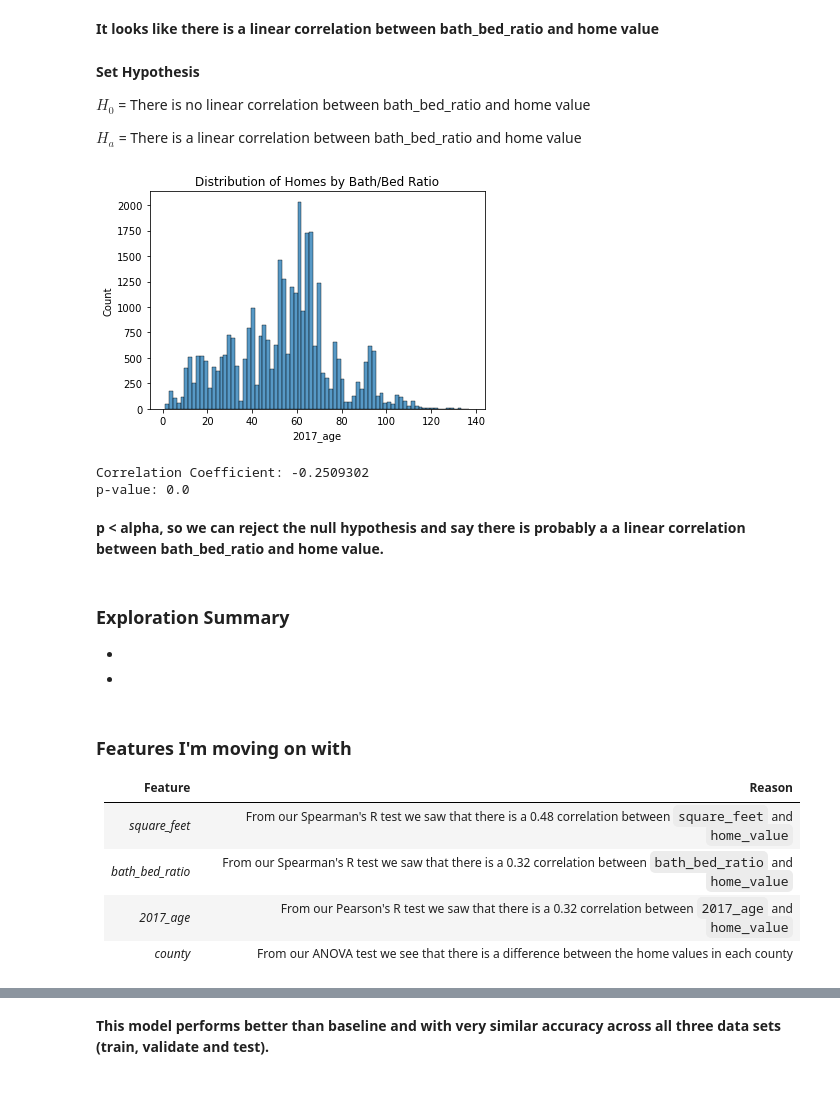
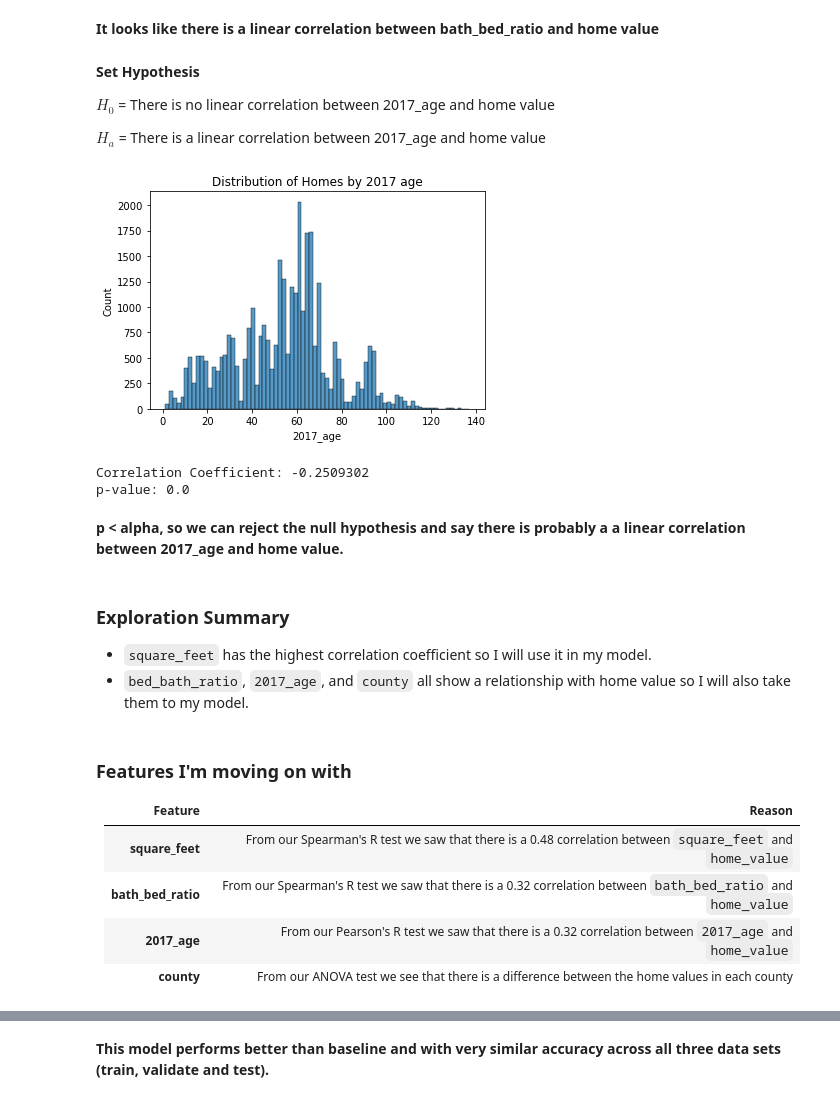
Before and after one commit to markydoug/zillow_project, a Jupyter notebook: report_draft1.ipynb, the cells around one changed output, grey strips where cells are left out. Drawn from its saved outputs; the diff is of its cells as text; code cells hidden in the pictures.

````diff
--- a/report_draft1.ipynb
+++ b/report_draft1.ipynb
@@ -188,15 +189,15 @@ sns.lmplot('2017_age', 'home_value', data=train, line_kws={'color':'red'});
 # %% [markdown]
 **Set Hypothesis**
 
-$H_0$ = There is no linear correlation between bath_bed_ratio and home value
+$H_0$ = There is no linear correlation between 2017_age and home value
 
-$H_a$ = There is a linear correlation between bath_bed_ratio and home value
+$H_a$ = There is a linear correlation between 2017_age and home value
 # %%
 sns.histplot(data = train, x = '2017_age')
-plt.title('Distribution of Homes by Bath/Bed Ratio')
+plt.title('Distribution of Homes by 2017 age')
 plt.show()
 # %% [output]
-[figure, old version]
+[figure, new version]
 # %%
 #run spearman test to see if there is any linear correlation
 corr, p = stats.pearsonr(train['2017_age'], train.home_value)
@@ -208,19 +209,19 @@ print(f"Correlation Coefficient: {corr:.8}\np-value: {p:.4}")
 Correlation Coefficient: -0.2509302
 p-value: 0.0
 # %% [markdown]
-**p < alpha, so we can reject the null hypothesis and say there is probably a a linear correlation between bath_bed_ratio and home value.**
+**p < alpha, so we can reject the null hypothesis and say there is probably a a linear correlation between 2017_age and home value.**
 # %% [markdown]
 ### Exploration Summary
-*
-*
+* ```square_feet``` has the highest correlation coefficient so I will use it in my model.
+* ```bed_bath_ratio```, ```2017_age```, and ```county``` all show a relationship with home value so I will also take them to my model.
 # %% [markdown]
 ### Features I'm moving on with
 | Feature | Reason |
 |:--------|:-----------|
-|*square_feet*| From our Spearman's R test we saw that there is a 0.48 correlation between ```square_feet``` and ```home_value```|
-|*bath_bed_ratio*| From our Spearman's R test we saw that there is a 0.32 correlation between ```bath_bed_ratio``` and ```home_value```|
-|*2017_age*| From our Pearson's R test we saw that there is a 0.32 correlation between ```2017_age``` and ```home_value```|
-|*county*| From our ANOVA test we see that there is a difference between the home values in each county|
+|**square_feet**| From our Spearman's R test we saw that there is a 0.48 correlation between ```square_feet``` and ```home_value```|
+|**bath_bed_ratio**| From our Spearman's R test we saw that there is a 0.32 correlation between ```bath_bed_ratio``` and ```home_value```|
+|**2017_age**| From our Pearson's R test we saw that there is a 0.32 correlation between ```2017_age``` and ```home_value```|
+|**county**| From our ANOVA test we see that there is a difference between the home values in each county|
 # %%
 #save drivers into a list
 drivers = ['square_feet', 'bath_bed_ratio', '2017_age', 'county']
````
Also changed, not shown: parts of 37 cells of this notebook.
